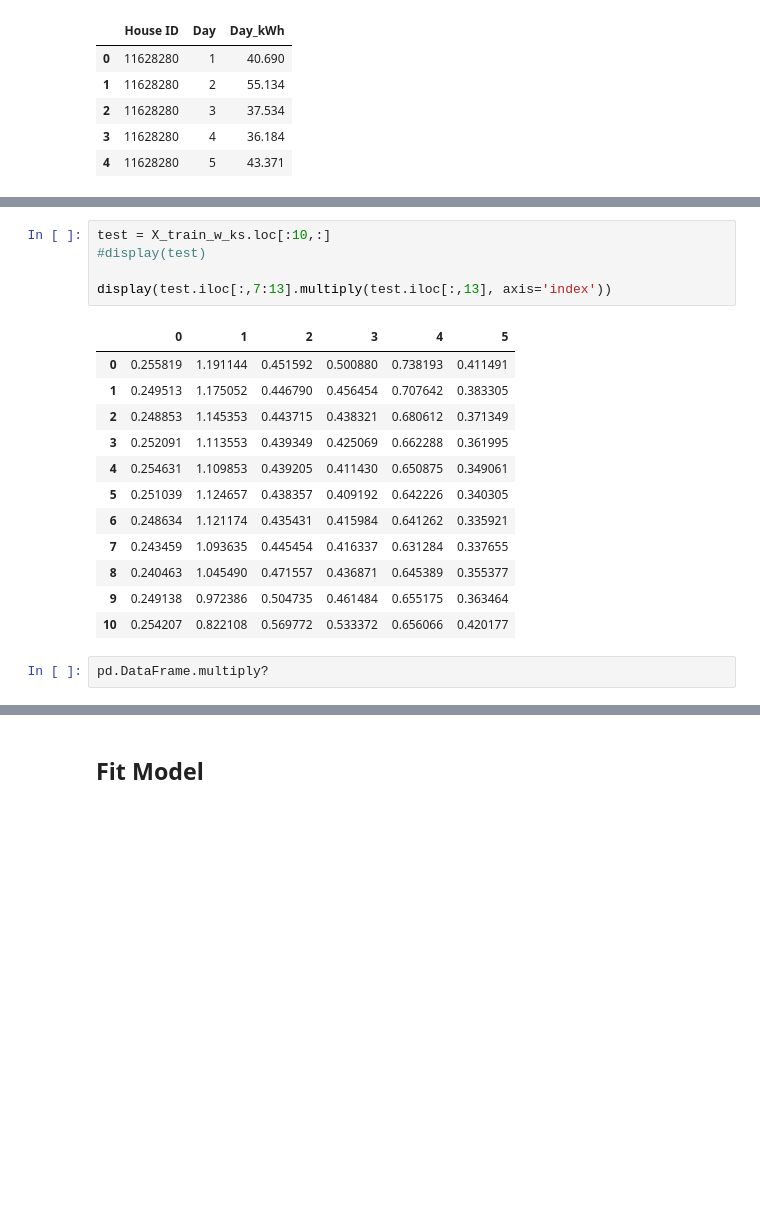
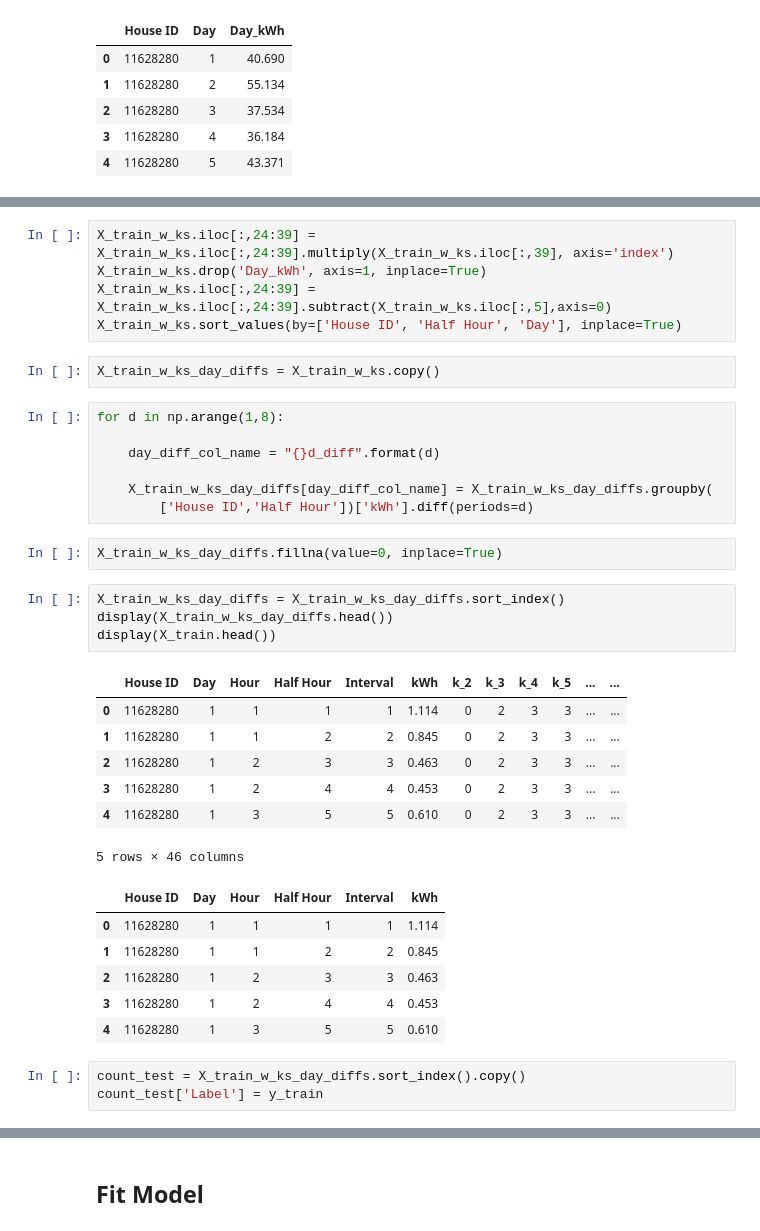
Before and after one commit to torenunez/udacity-mlnd-capstone, a Jupyter notebook: ev-capstone.ipynb, the cells around one changed output, grey strips where cells are left out. Drawn from its saved outputs; the diff is of its cells as text; blank space fills up the shorter version.

```diff
--- a/ev-capstone.ipynb
+++ b/ev-capstone.ipynb
@@ -500,20 +516,37 @@ X_train_w_ks.head()
-# %%
-test = X_train_w_ks.loc[:10,:]
-#display(test)
-
-display(test.iloc[:,7:13].multiply(test.iloc[:,13], axis='index'))
-# %% [output]
-|  | 0 | 1 | 2 | 3 | 4 | 5 |
-| 0 | 0.255819 | 1.191144 | 0.451592 | 0.500880 | 0.738193 | 0.411491 |
-| 1 | 0.249513 | 1.175052 | 0.446790 | 0.456454 | 0.707642 | 0.383305 |
-| 2 | 0.248853 | 1.145353 | 0.443715 | 0.438321 | 0.680612 | 0.371349 |
-| 3 | 0.252091 | 1.113553 | 0.439349 | 0.425069 | 0.662288 | 0.361995 |
-| 4 | 0.254631 | 1.109853 | 0.439205 | 0.411430 | 0.650875 | 0.349061 |
-| 5 | 0.251039 | 1.124657 | 0.438357 | 0.409192 | 0.642226 | 0.340305 |
-| 6 | 0.248634 | 1.121174 | 0.435431 | 0.415984 | 0.641262 | 0.335921 |
-| 7 | 0.243459 | 1.093635 | 0.445454 | 0.416337 | 0.631284 | 0.337655 |
-| 8 | 0.240463 | 1.045490 | 0.471557 | 0.436871 | 0.645389 | 0.355377 |
-| 9 | 0.249138 | 0.972386 | 0.504735 | 0.461484 | 0.655175 | 0.363464 |
-| 10 | 0.254207 | 0.822108 | 0.569772 | 0.533372 | 0.656066 | 0.420177 |
-# %%
-pd.DataFrame.multiply?
+# %%
+X_train_w_ks.iloc[:,24:39] = X_train_w_ks.iloc[:,24:39].multiply(X_train_w_ks.iloc[:,39], axis='index')
+X_train_w_ks.drop('Day_kWh', axis=1, inplace=True)
+X_train_w_ks.iloc[:,24:39] = X_train_w_ks.iloc[:,24:39].subtract(X_train_w_ks.iloc[:,5],axis=0)
+X_train_w_ks.sort_values(by=['House ID', 'Half Hour', 'Day'], inplace=True)
+# %%
+X_train_w_ks_day_diffs = X_train_w_ks.copy()
+# %%
+for d in np.arange(1,8):
+
+    day_diff_col_name = "{}d_diff".format(d)
+
+    X_train_w_ks_day_diffs[day_diff_col_name] = X_train_w_ks_day_diffs.groupby(
+        ['House ID','Half Hour'])['kWh'].diff(periods=d)
+# %%
+X_train_w_ks_day_diffs.fillna(value=0, inplace=True)
+# %%
+X_train_w_ks_day_diffs = X_train_w_ks_day_diffs.sort_index()
+display(X_train_w_ks_day_diffs.head())
+display(X_train.head())
+# %% [output]
+|  | House ID | Day | Hour | Half Hour | Interval | kWh | k_2 | k_3 | k_4 | k_5 | ... | ... |
+| 0 | 11628280 | 1 | 1 | 1 | 1 | 1.114 | 0 | 2 | 3 | 3 | ... | ... |
+| 1 | 11628280 | 1 | 1 | 2 | 2 | 0.845 | 0 | 2 | 3 | 3 | ... | ... |
+| 2 | 11628280 | 1 | 2 | 3 | 3 | 0.463 | 0 | 2 | 3 | 3 | ... | ... |
+| 3 | 11628280 | 1 | 2 | 4 | 4 | 0.453 | 0 | 2 | 3 | 3 | ... | ... |
+| 4 | 11628280 | 1 | 3 | 5 | 5 | 0.610 | 0 | 2 | 3 | 3 | ... | ... |
+5 rows × 46 columns
+|  | House ID | Day | Hour | Half Hour | Interval | kWh |
+| 0 | 11628280 | 1 | 1 | 1 | 1 | 1.114 |
+| 1 | 11628280 | 1 | 1 | 2 | 2 | 0.845 |
+| 2 | 11628280 | 1 | 2 | 3 | 3 | 0.463 |
+| 3 | 11628280 | 1 | 2 | 4 | 4 | 0.453 |
+| 4 | 11628280 | 1 | 3 | 5 | 5 | 0.610 |
+# %%
+count_test = X_train_w_ks_day_diffs.sort_index().copy()
+count_test['Label'] = y_train
```
Also changed, not shown: parts of 25 cells of this notebook.
